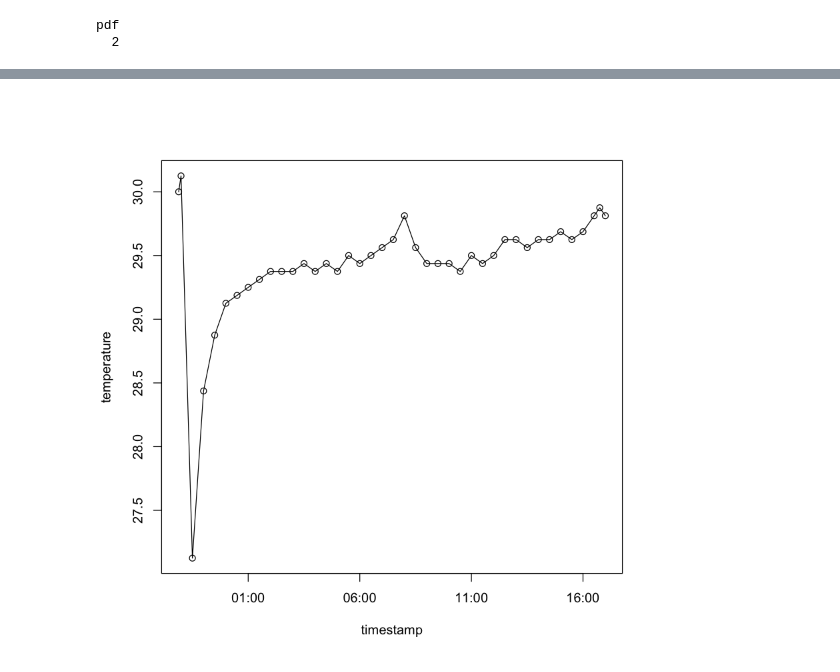
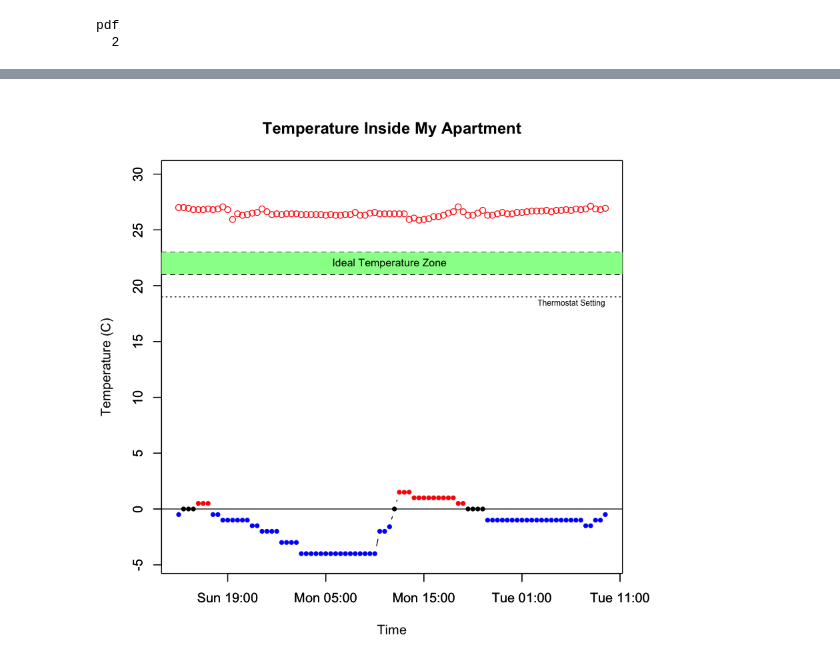
Before and after one commit to Chemiseblanc/indoor_weather_station, a Jupyter notebook: T_analysis.ipynb, the cells around one changed output, grey strips where cells are left out. Drawn from its saved outputs; the diff is of its cells as text; code cells hidden in the pictures.

```diff
--- a/T_analysis.ipynb
+++ b/T_analysis.ipynb
@@ -43,5 +19,42 @@ names(df) <- c("timestamp", "temperature")
-# %%
-plot(df)
-lines(df)
-# %% [output]
-[figure, removed]
+# %%
+DataFull <- read.csv(file="temperature_data.csv", header=TRUE, sep=",")
+# %%
+sampling_freq = 2 # In measurements/hour
+sampling_range = 7 # In days
+recent = sampling_freq * 24 * sampling_range
+
+timespan = strptime(tail(DataFull$timestamp, recent), format="%c")
+temp = tail(DataFull$temperature, recent)
+ext_temp = tail(DataFull$external_temperature, recent)
+
+TempFrame = data.frame(timespan,temp,ext_temp)
+
+temp_range = get_ranges(TempFrame$temp,TempFrame$ext_temp)
+ideal_range = c(21,23)
+
+TempFrame$col = "green"
+TempFrame$col[TempFrame$temp > ideal_range[2]] = "red"
+TempFrame$col[TempFrame$temp < ideal_range[1]] = "blue"
+
+TempFrame$ext_col = "black"
+TempFrame$ext_col[TempFrame$ext_temp > 0] = "red"
+TempFrame$ext_col[TempFrame$ext_temp < 0] = "blue"
+
+plot(timespan, temp, ylim=temp_range, xlab="Time", ylab="Temperature (C)", main="Temperature Inside My Apartment", col=TempFrame$col)
+lines(timespan, temp, type="c")
+
+par(new=TRUE)
+plot(timespan, ext_temp, ylim=temp_range, xlab="", ylab="", pch=20, col=TempFrame$ext_col)
+lines(timespan, ext_temp, type="c")
+abline(h=0, lty="solid")
+
+thermostat = 19
+abline(h=thermostat, lty="dotted")
+text(timespan[length(timespan)],thermostat,adj=c(1,1.5),labels="Thermostat Setting", cex=0.6)
+
+abline(h=ideal_range[1], lty="dashed")
+abline(h=ideal_range[2], lty="dashed")
+rect(0,ideal_range[1],timespan[length(timespan)]+ 1000000,ideal_range[2], col="palegreen", border=NA)
+text(timespan[length(timespan)/2], 22, labels="Ideal Temperature Zone", cex=0.8)
+# %% [output]
+[figure, added]
```
Also changed, not shown: parts of 5 cells of this notebook, 6 other files.
